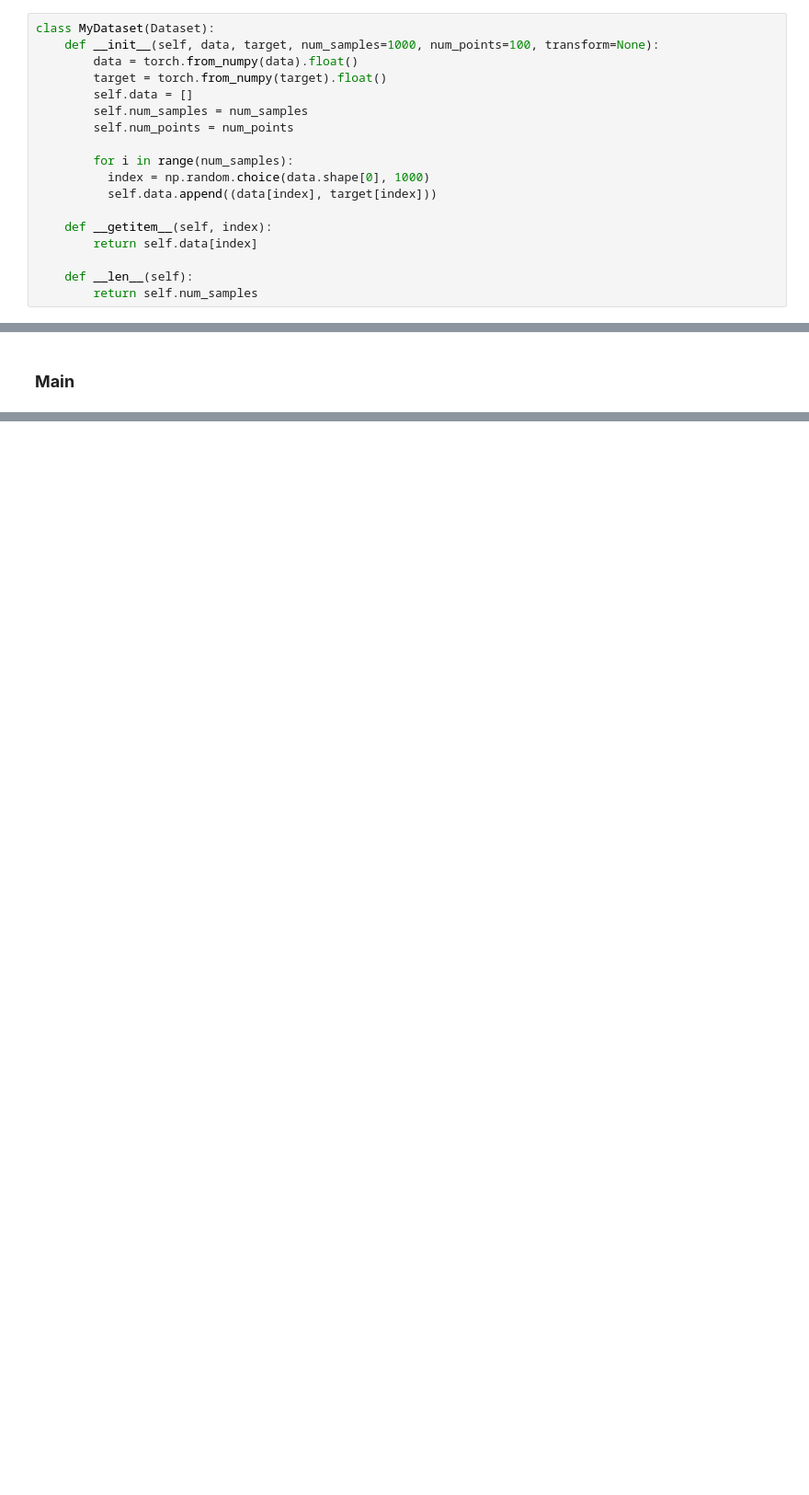
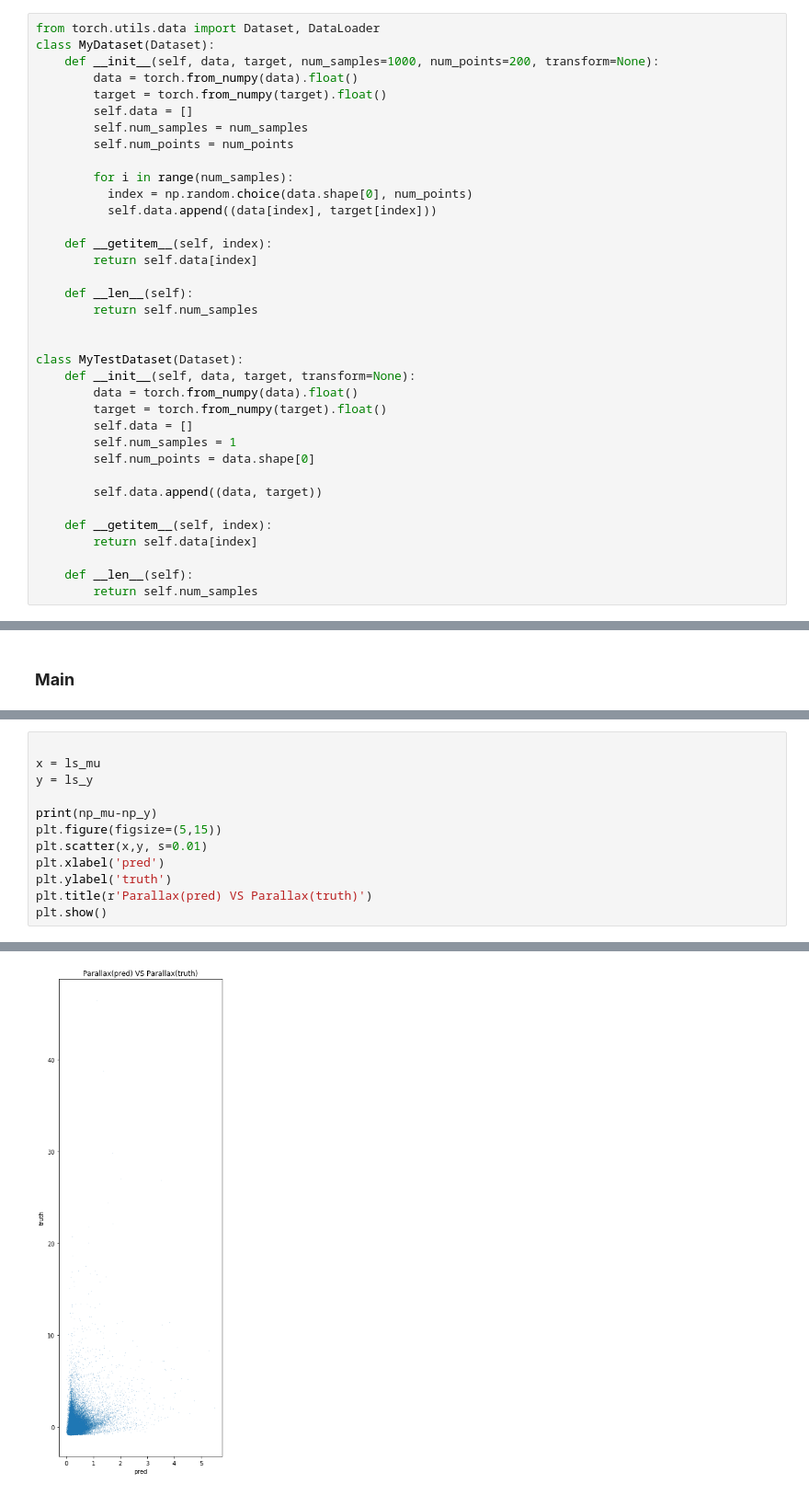
Before and after one commit to shuaigezhu/starDist, a Jupyter notebook: starDist.ipynb, the cells around one changed output, grey strips where cells are left out. Shown at 92% size. Drawn from its saved outputs; the diff is of its cells as text; blank space fills up the shorter version.

```diff
--- a/starDist.ipynb
+++ b/starDist.ipynb
@@ -130,8 +88,9 @@ array([[ 0.12537683],
 # %% [markdown]
 ### **Data Wrapper**
 # %%
+from torch.utils.data import Dataset, DataLoader
 class MyDataset(Dataset):
-    def __init__(self, data, target, num_samples=1000, num_points=100, transform=None):
+    def __init__(self, data, target, num_samples=1000, num_points=200, transform=None):
         data = torch.from_numpy(data).float()
         target = torch.from_numpy(target).float()
         self.data = []
@@ -139,7 +98,7 @@ class MyDataset(Dataset):
         self.num_points = num_points
 
         for i in range(num_samples):
-          index = np.random.choice(data.shape[0], 1000)
+          index = np.random.choice(data.shape[0], num_points)
           self.data.append((data[index], target[index]))
 
     def __getitem__(self, index):
@@ -147,6 +106,23 @@ class MyDataset(Dataset):
 
     def __len__(self):
         return self.num_samples
+
+
+class MyTestDataset(Dataset):
+    def __init__(self, data, target, transform=None):
+        data = torch.from_numpy(data).float()
+        target = torch.from_numpy(target).float()
+        self.data = []
+        self.num_samples = 1
+        self.num_points = data.shape[0]
+
+        self.data.append((data, target))
+
+    def __getitem__(self, index):
+        return self.data[index]
+
+    def __len__(self):
+        return self.num_samples
 # %% [markdown]
 ### **Attention**
 # %%
@@ -879,0 +1118,13 @@ Epoch: 29, Avg_loss: -80.43914855957031
+# %%
+
+x = ls_mu
+y = ls_y
+
+print(np_mu-np_y)
+plt.figure(figsize=(5,15))
+plt.scatter(x,y, s=0.01)
+plt.xlabel('pred')
+plt.ylabel('truth')
+plt.title(r'Parallax(pred) VS Parallax(truth)')
+plt.show()
+# %% [output]
@@ -879,0 +1133 @@ Epoch: 29, Avg_loss: -80.43914855957031
+[figure, added]
```
Also changed, not shown: parts of 21 cells of this notebook.
